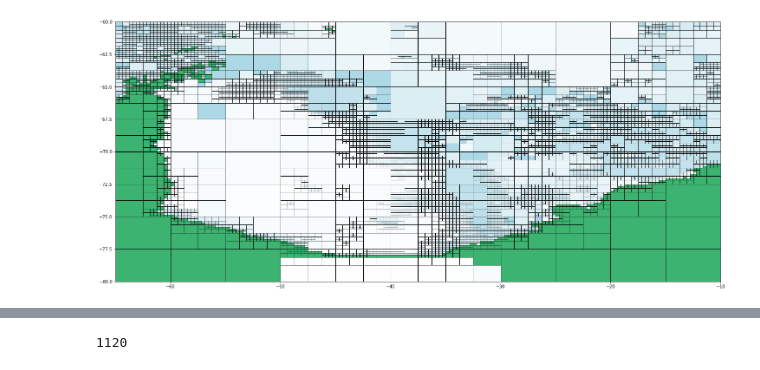
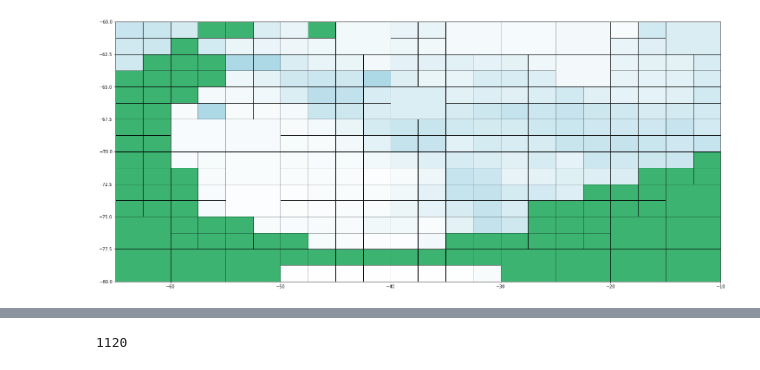
Before and after one commit to antarctica/PolarRoute, a Jupyter notebook: Modis_Testing.ipynb, the cells around one changed output, grey strips where cells are left out. Saved outputs shown, nothing was run; the diff lists cells and outputs as text; code cells hidden in the pictures.

Commit message:
Updates modis_json

```diff
--- a/Modis_Testing.ipynb
+++ b/Modis_Testing.ipynb
@@ -148,0 +12,7 @@ icePoints per Km^2: 5.38342478657768
+# %%
+import json
+config = ""
+with open('resources/configs/Modis_testing.json', 'r') as f:
+    config = json.load(f)
+# %%
+modis_grid = CellGrid(config)
@@ -149,9 +23,9 @@ icePoints per Km^2: 5.38342478657768
 # %%
 splittingPercentage = 0.35 # thershold
 splitMinProp = 0.3 # lowerbound
 splitMaxProp = 1.0 # upperbound
 
-modis_grid.iterativeSplit(4, splittingPercentage, splitMinProp, splitMaxProp)
+modis_grid.iterativeSplit(1, splittingPercentage, splitMinProp, splitMaxProp)
 modis_grid.plot()
 # %% [output]
-[figure, old version]
+[figure, new version]
```
Also changed, not shown: parts of 40 cells of this notebook, 4 other files.
